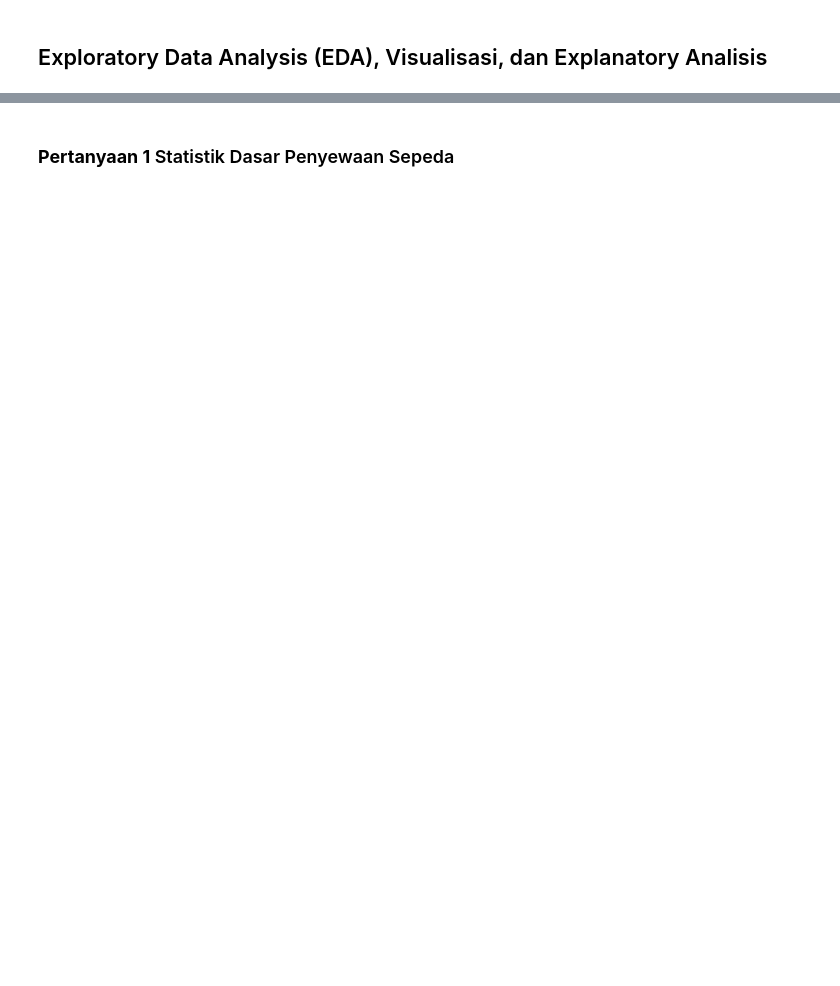
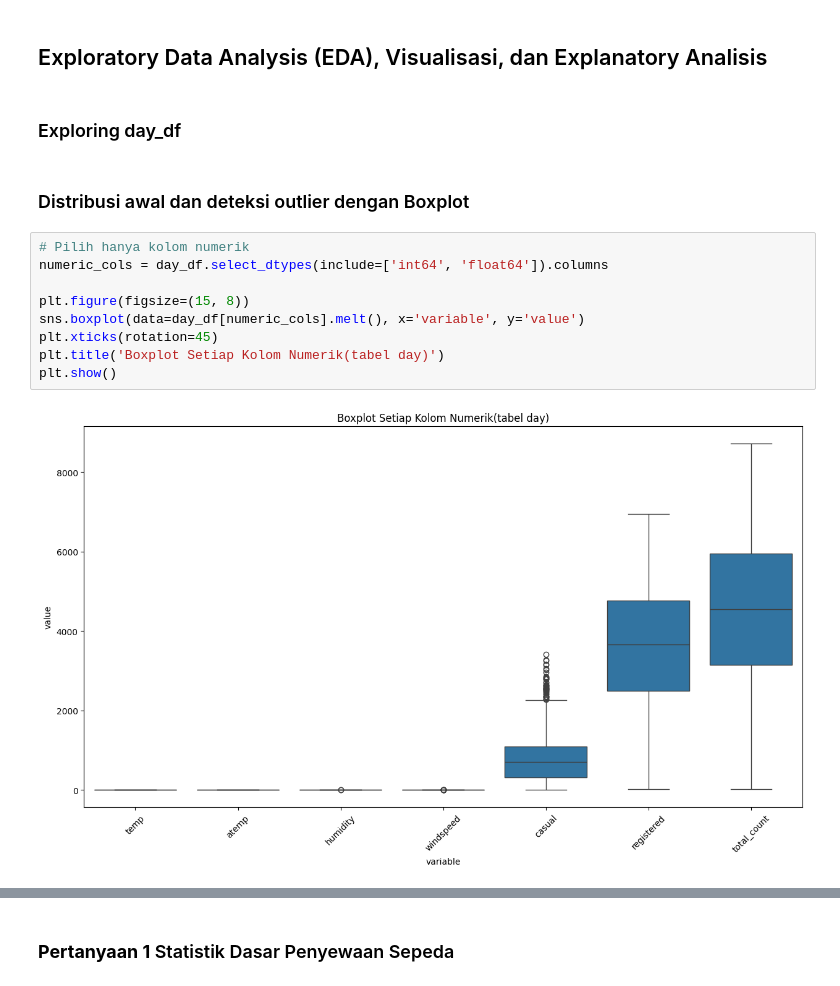
Before and after one commit to AmeliaGizzela/dicoding.data.bikesharing, a Jupyter notebook: Proyek_Analisis_Data_(Amelia_Gizzela).ipynb, the cells around one changed output, grey strips where cells are left out. Cells and saved outputs as stored; diff of their text form; blank space fills up the shorter version.

```diff
--- a/Proyek_Analisis_Data_(Amelia_Gizzela).ipynb
+++ b/Proyek_Analisis_Data_(Amelia_Gizzela).ipynb
@@ -111,2 +193,17 @@ Pada tahap ini kita skip soalnya datanya udah oke
 # %% [markdown]
 ## Exploratory Data Analysis (EDA), Visualisasi, dan Explanatory Analisis
+# %% [markdown]
+### Exploring day_df
+# %% [markdown]
+### Distribusi awal dan deteksi outlier dengan Boxplot
+# %%
+# Pilih hanya kolom numerik
+numeric_cols = day_df.select_dtypes(include=['int64', 'float64']).columns
+
+plt.figure(figsize=(15, 8))
+sns.boxplot(data=day_df[numeric_cols].melt(), x='variable', y='value')
+plt.xticks(rotation=45)
+plt.title('Boxplot Setiap Kolom Numerik(tabel day)')
+plt.show()
+# %% [output]
+[figure, added]
```
Also changed, not shown: parts of 37 cells of this notebook.
